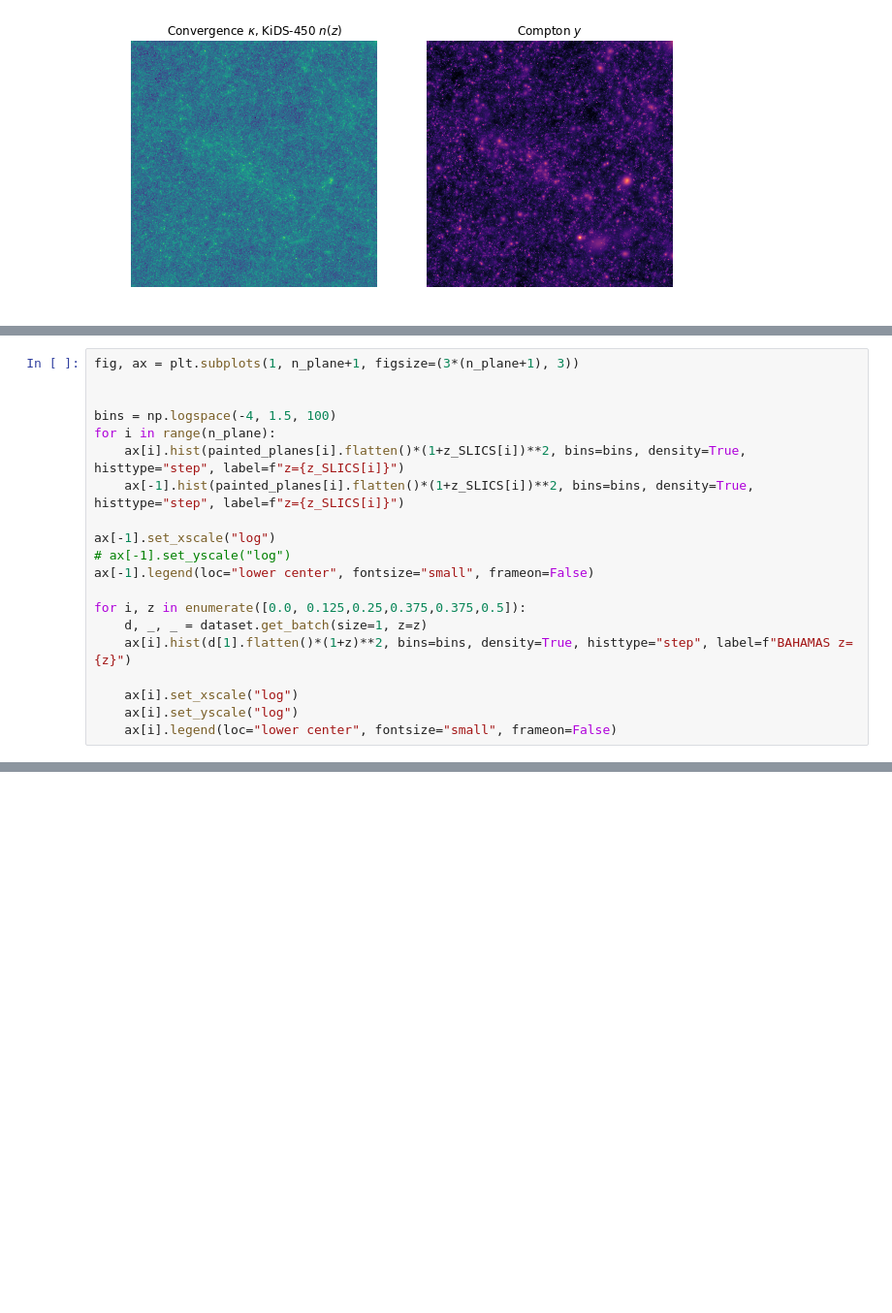
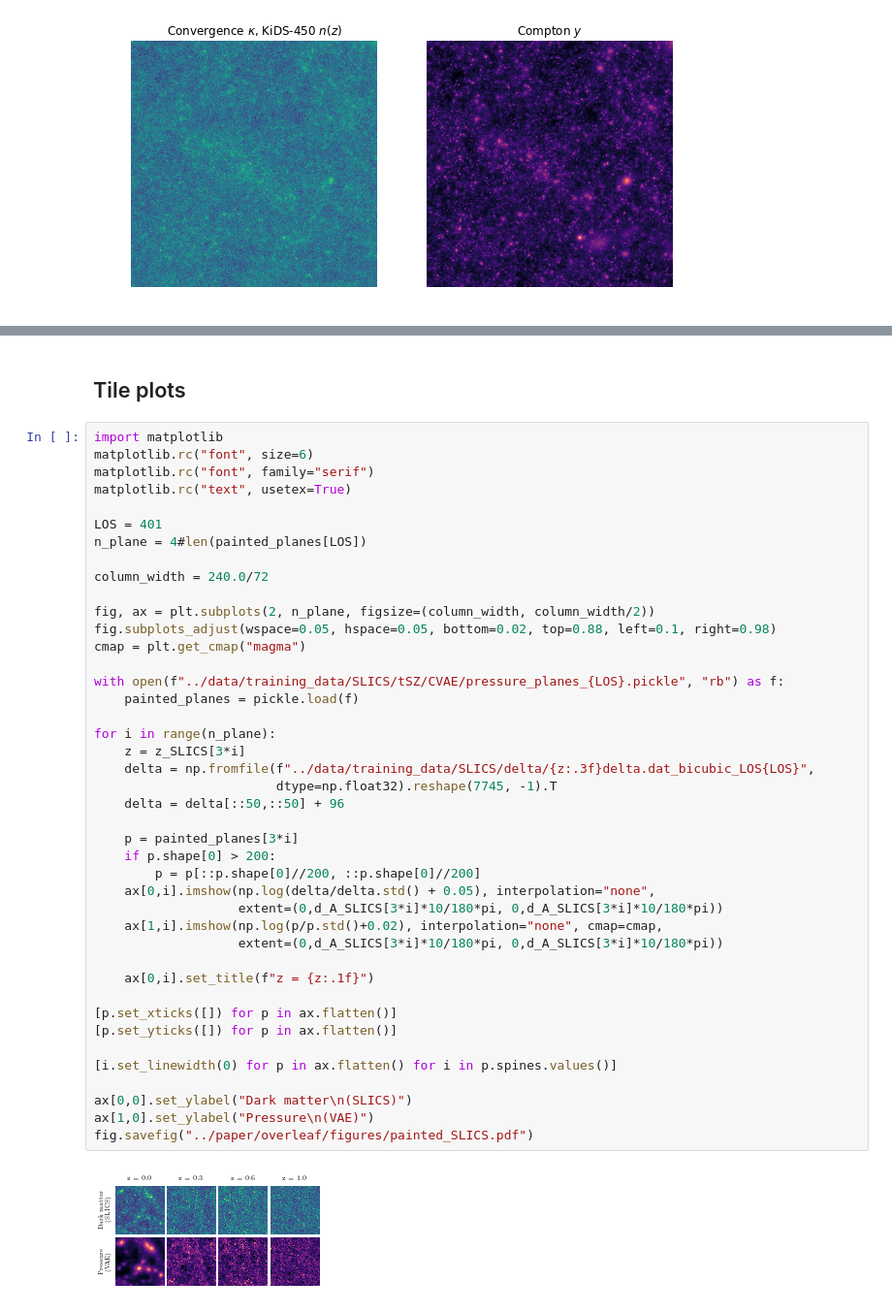
Before and after one commit to tilmantroester/baryon_painter, a Jupyter notebook: notebooks/create_lightcones.ipynb, the cells around one changed output, grey strips where cells are left out. Shown: that part at 97% size. Saved outputs shown, nothing was run; the diff lists cells and outputs as text; blank space fills up the shorter version.

```diff
--- a/notebooks/create_lightcones.ipynb
+++ b/notebooks/create_lightcones.ipynb
@@ -266,20 +41,0 @@ dataset = datasets.BAHAMASDataset(files=training_files_info, root_path="../data/
-# %%
-fig, ax = plt.subplots(1, n_plane+1, figsize=(3*(n_plane+1), 3))
-
-
-bins = np.logspace(-4, 1.5, 100)
-for i in range(n_plane):
-    ax[i].hist(painted_planes[i].flatten()*(1+z_SLICS[i])**2, bins=bins, density=True, histtype="step", label=f"z={z_SLICS[i]}")
-    ax[-1].hist(painted_planes[i].flatten()*(1+z_SLICS[i])**2, bins=bins, density=True, histtype="step", label=f"z={z_SLICS[i]}")
-
-ax[-1].set_xscale("log")
-# ax[-1].set_yscale("log")
-ax[-1].legend(loc="lower center", fontsize="small", frameon=False)
-
-for i, z in enumerate([0.0, 0.125,0.25,0.375,0.375,0.5]):
-    d, _, _ = dataset.get_batch(size=1, z=z)
-    ax[i].hist(d[1].flatten()*(1+z)**2, bins=bins, density=True, histtype="step", label=f"BAHAMAS z={z}")
-
-    ax[i].set_xscale("log")
-    ax[i].set_yscale("log")
-    ax[i].legend(loc="lower center", fontsize="small", frameon=False)
@@ -359,0 +42,46 @@ plt.loglog(ell_approx, ell_approx**2*Cl_approx)
+# %% [markdown]
+## Tile plots
+# %%
+import matplotlib
+matplotlib.rc("font", size=6)
+matplotlib.rc("font", family="serif")
+matplotlib.rc("text", usetex=True)
+
+LOS = 401
+n_plane = 4#len(painted_planes[LOS])
+
+column_width = 240.0/72
+
+fig, ax = plt.subplots(2, n_plane, figsize=(column_width, column_width/2))
+fig.subplots_adjust(wspace=0.05, hspace=0.05, bottom=0.02, top=0.88, left=0.1, right=0.98)
+cmap = plt.get_cmap("magma")
+
+with open(f"../data/training_data/SLICS/tSZ/CVAE/pressure_planes_{LOS}.pickle", "rb") as f:
+    painted_planes = pickle.load(f)
+
+for i in range(n_plane):
+    z = z_SLICS[3*i]
+    delta = np.fromfile(f"../data/training_data/SLICS/delta/{z:.3f}delta.dat_bicubic_LOS{LOS}",
+                        dtype=np.float32).reshape(7745, -1).T
+    delta = delta[::50,::50] + 96
+
+    p = painted_planes[3*i]
+    if p.shape[0] > 200:
+        p = p[::p.shape[0]//200, ::p.shape[0]//200]
+    ax[0,i].imshow(np.log(delta/delta.std() + 0.05), interpolation="none",
+                   extent=(0,d_A_SLICS[3*i]*10/180*pi, 0,d_A_SLICS[3*i]*10/180*pi))
+    ax[1,i].imshow(np.log(p/p.std()+0.02), interpolation="none", cmap=cmap,
+                   extent=(0,d_A_SLICS[3*i]*10/180*pi, 0,d_A_SLICS[3*i]*10/180*pi))
+
+    ax[0,i].set_title(f"z = {z:.1f}")
+
+[p.set_xticks([]) for p in ax.flatten()]
+[p.set_yticks([]) for p in ax.flatten()]
+
+[i.set_linewidth(0) for p in ax.flatten() for i in p.spines.values()]
+
+ax[0,0].set_ylabel("Dark matter\n(SLICS)")
+ax[1,0].set_ylabel("Pressure\n(VAE)")
+fig.savefig("../paper/overleaf/figures/painted_SLICS.pdf")
+# %% [output]
+[figure, added]
```
Also changed, not shown: parts of 26 cells of this notebook, 1 other file.
